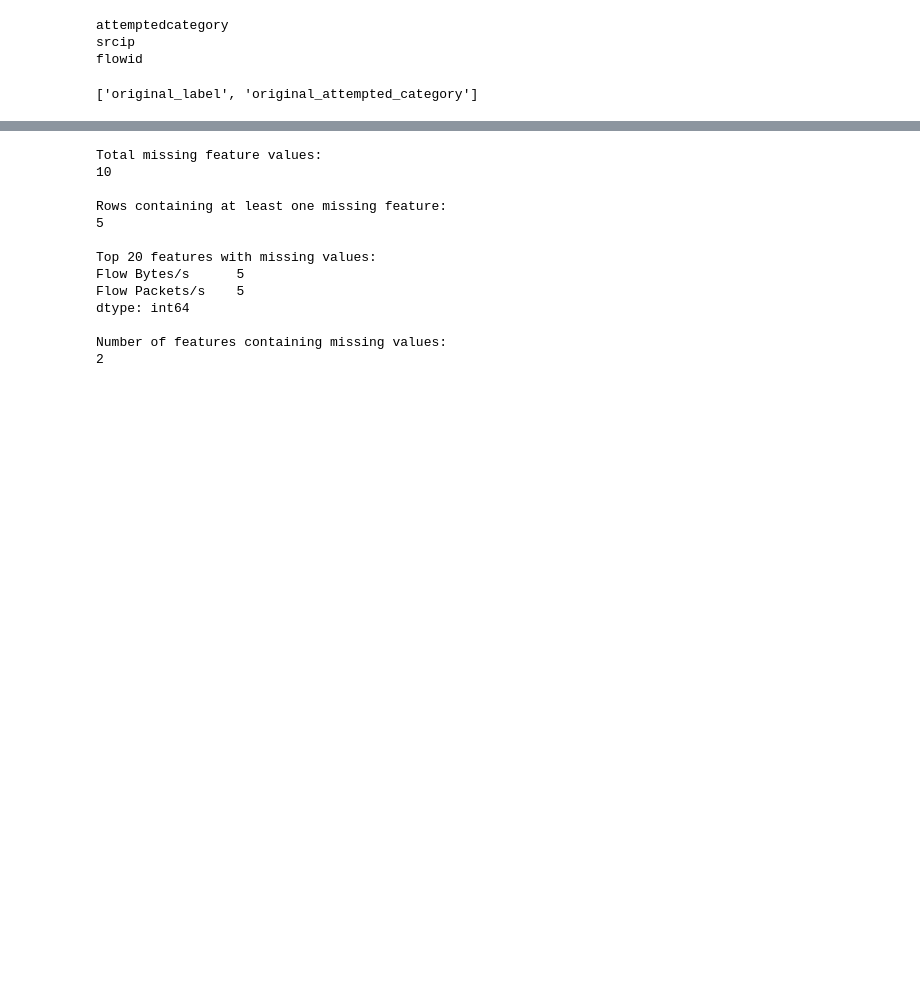
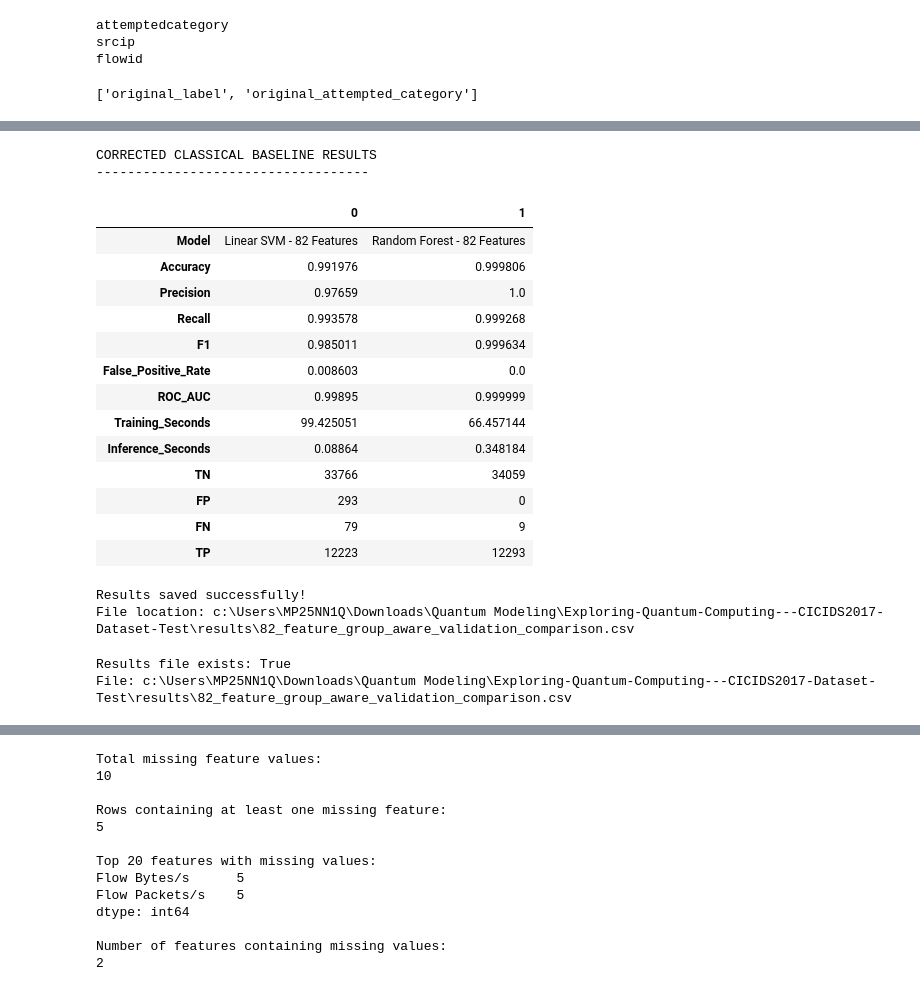
Before and after one commit to OOdunsi/Exploring-Quantum-Computing---CICIDS2017-Dataset-Test, a Jupyter notebook: notebooks/01_cicids2017_classical_baseline_v2.ipynb, the cells around one changed output, grey strips where cells are left out. Drawn from its saved outputs; the diff is of its cells as text; code cells hidden in the pictures; blank space fills up the shorter version.

Commit message:
Complete corrected classical baselines and first Amazon Braket quantum kernel pilot

```diff
--- a/notebooks/01_cicids2017_classical_baseline_v2.ipynb
+++ b/notebooks/01_cicids2017_classical_baseline_v2.ipynb
@@ -529,0 +1450,76 @@ Name: count, dtype: int64
+# %%
+
+# Save corrected 82-feature classical
+# validation results without overwriting
+# historical baseline files
+
+from pathlib import Path
+import pandas as pd
+
+comparison_82 = pd.DataFrame([
+    results_82,
+    rf_results_82
+])
+
+# Locate results folder
+project_root = Path.cwd()
+
+if project_root.name == "notebooks":
+    project_root = project_root.parent
+
+results_dir = project_root / "results"
+results_dir.mkdir(parents=True, exist_ok=True)
+
+output_path = (
+    results_dir /
+    "82_feature_group_aware_validation_comparison.csv"
+)
+
+comparison_82.to_csv(
+    output_path,
+    index=False
+)
+
+print("CORRECTED CLASSICAL BASELINE RESULTS")
+print("-----------------------------------")
+
+display(comparison_82.T)
+
+print("\nResults saved successfully!")
+print("File location:", output_path)
+# %% [output]
+CORRECTED CLASSICAL BASELINE RESULTS
+-----------------------------------
+|  | 0 | 1 |
+| Model | Linear SVM - 82 Features | Random Forest - 82 Features |
+| Accuracy | 0.991976 | 0.999806 |
+| Precision | 0.97659 | 1.0 |
+| Recall | 0.993578 | 0.999268 |
+| F1 | 0.985011 | 0.999634 |
+| False_Positive_Rate | 0.008603 | 0.0 |
+| ROC_AUC | 0.99895 | 0.999999 |
+| Training_Seconds | 99.425051 | 66.457144 |
+| Inference_Seconds | 0.08864 | 0.348184 |
+| TN | 33766 | 34059 |
+| FP | 293 | 0 |
+| FN | 79 | 9 |
+| TP | 12223 | 12293 |
+Results saved successfully!
+File location: c:\Users\MP25NN1Q\Downloads\Quantum Modeling\Exploring-Quantum-Computing---CICIDS2017-Dataset-Test\results\82_feature_group_aware_validation_comparison.csv
+# %%
+from pathlib import Path
+
+root = Path.cwd()
+if root.name == "notebooks":
+    root = root.parent
+
+results_file = (
+    root / "results" /
+    "82_feature_group_aware_validation_comparison.csv"
+)
+
+print("Results file exists:", results_file.is_file())
+print("File:", results_file)
+# %% [output]
+Results file exists: True
+File: c:\Users\MP25NN1Q\Downloads\Quantum Modeling\Exploring-Quantum-Computing---CICIDS2017-Dataset-Test\results\82_feature_group_aware_validation_comparison.csv
```
Also changed, not shown: parts of 17 cells of this notebook, 16 other files.
